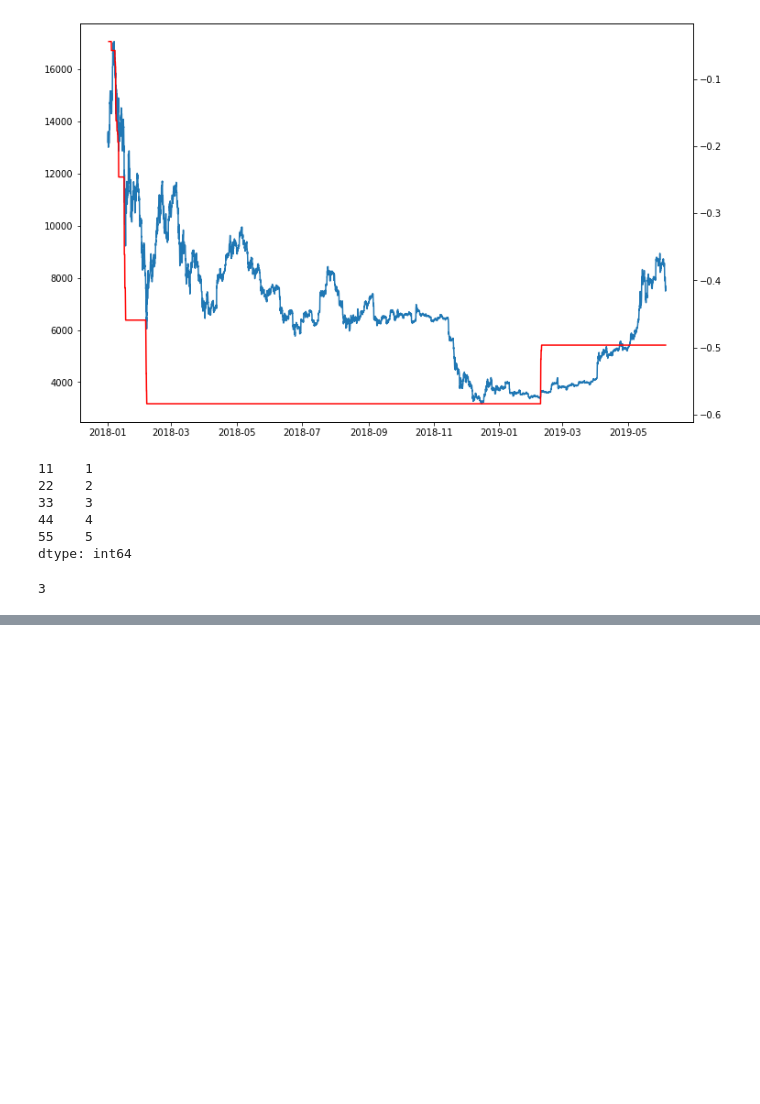
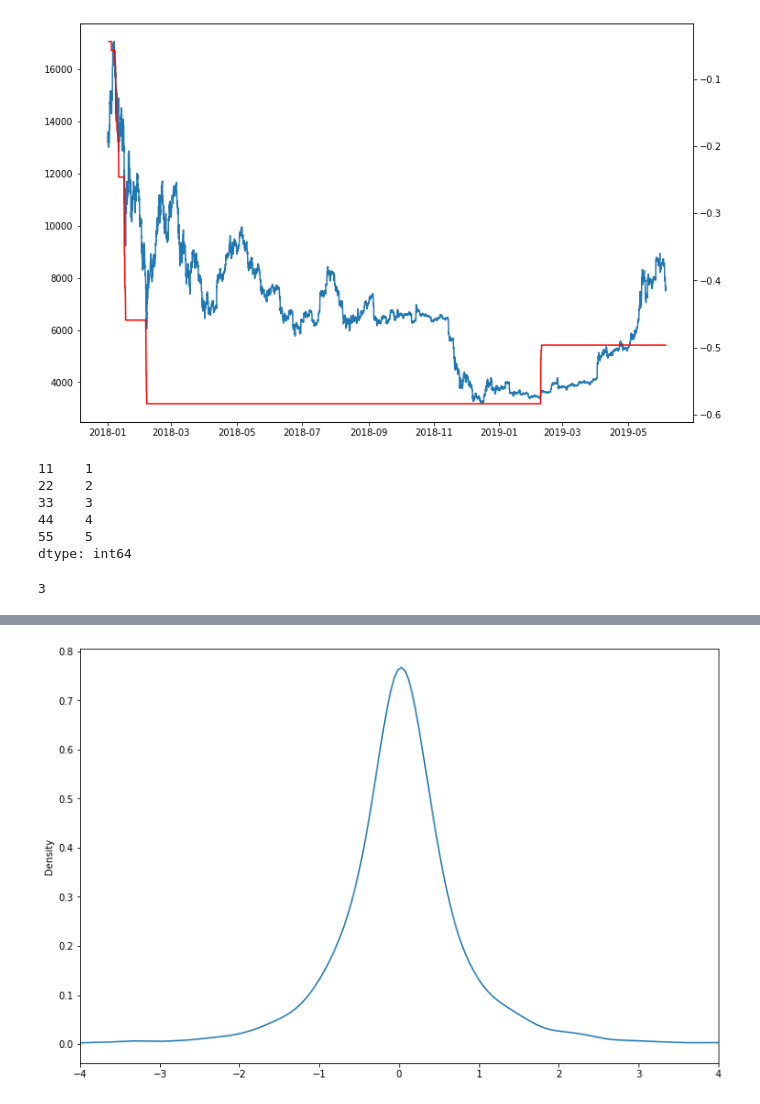
Before and after one commit to enniorampello/binance-trading-bot, a Jupyter notebook: Trading Bot.ipynb, the cells around one changed output, grey strips where cells are left out. Drawn from its saved outputs; the diff is of its cells as text; code cells hidden in the pictures; blank space fills up the shorter version.

```diff
--- a/Trading Bot.ipynb
+++ b/Trading Bot.ipynb
@@ -136,0 +164,9 @@ s.loc[33]
+# %%
+spread = returns_a - returns_b
+z_score = (spread - spread.mean()) / spread.std()
+plt.figure(figsize=(12,8))
+plt.xlim(-4,4)
+z_score.plot(kind='kde')
+plt.show()
+# %% [output]
+[figure, added]
```
Also changed, not shown: parts of 3 cells of this notebook, 1 other file.
